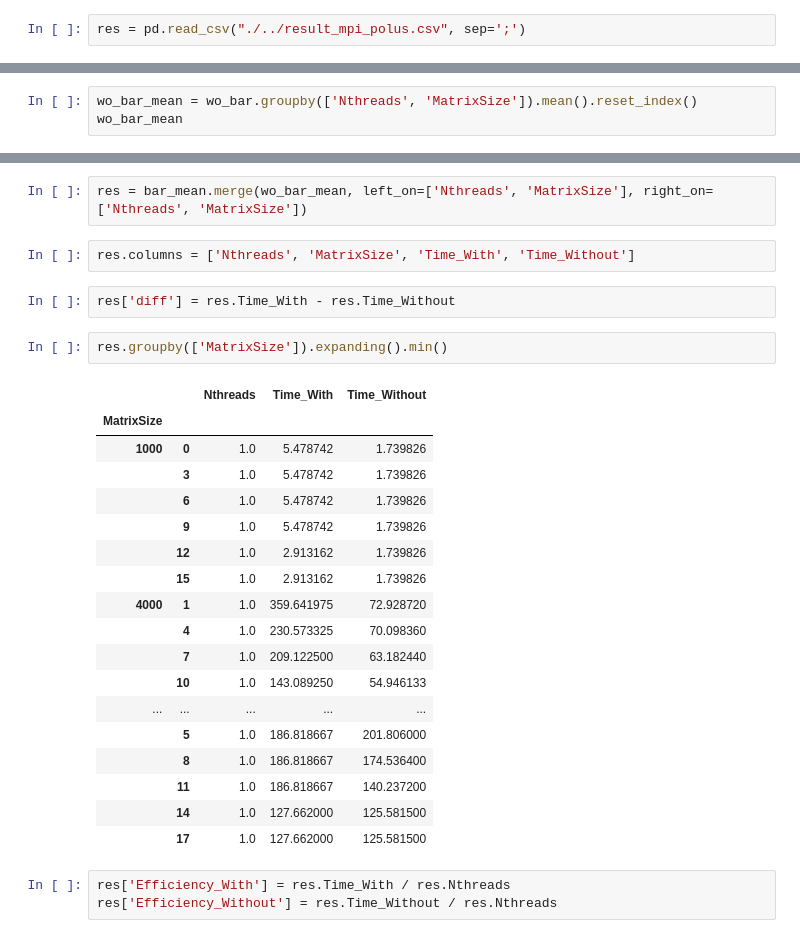
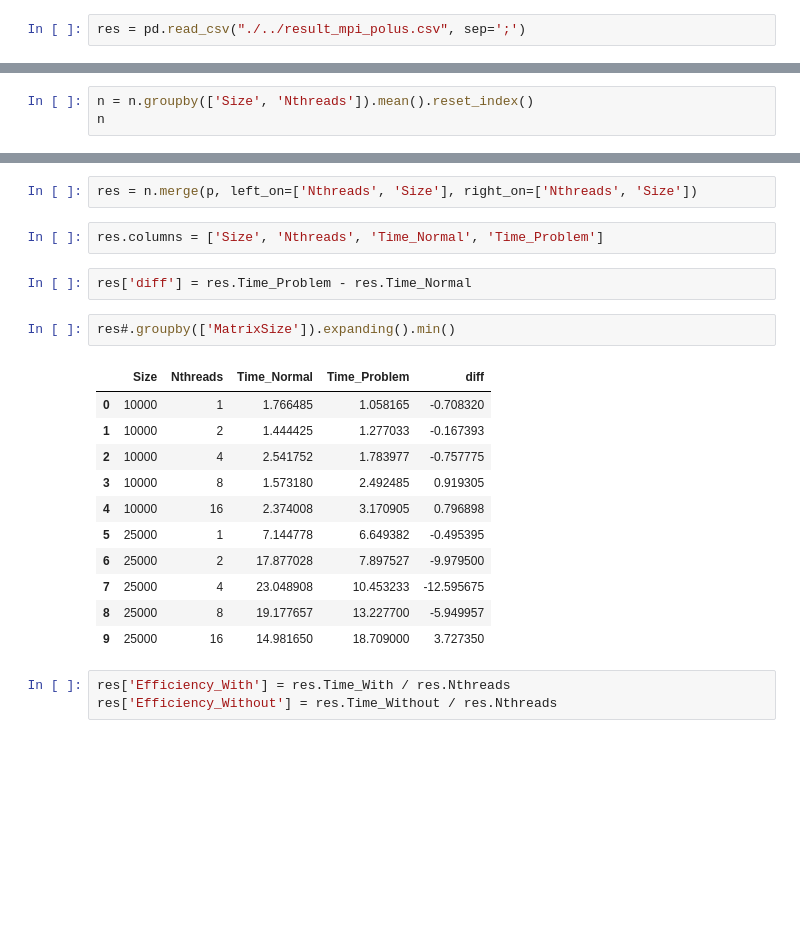
Before and after one commit to Arbuz-Nick/prac, a Jupyter notebook: sem8/mpi/Отчет/analytics.ipynb, the cells around one changed output, grey strips where cells are left out. Cells and saved outputs as stored; diff of their text form; blank space fills up the shorter version.

```diff
--- a/sem8/mpi/Отчет/analytics.ipynb
+++ b/sem8/mpi/Отчет/analytics.ipynb
@@ -48,4 +42,4 @@ res
 # %%
-wo_bar_mean = wo_bar.groupby(['Nthreads', 'MatrixSize']).mean().reset_index()
-wo_bar_mean
+n = n.groupby(['Size', 'Nthreads']).mean().reset_index()
+n
 # %% [output]
@@ -96,30 +83,23 @@ for i, size in enumerate(bar_mean.MatrixSize.unique()):
 # %%
-res = bar_mean.merge(wo_bar_mean, left_on=['Nthreads', 'MatrixSize'], right_on=['Nthreads', 'MatrixSize'])
+res = n.merge(p, left_on=['Nthreads', 'Size'], right_on=['Nthreads', 'Size'])
 # %%
-res.columns = ['Nthreads', 'MatrixSize', 'Time_With', 'Time_Without']
+res.columns = ['Size', 'Nthreads', 'Time_Normal', 'Time_Problem']
 # %%
-res['diff'] = res.Time_With - res.Time_Without
+res['diff'] = res.Time_Problem - res.Time_Normal
 # %%
-res.groupby(['MatrixSize']).expanding().min()
+res#.groupby(['MatrixSize']).expanding().min()
 # %% [output]
-|  |  | Nthreads | Time_With | Time_Without |
-| MatrixSize |  |  |  |  |
-| 1000 | 0 | 1.0 | 5.478742 | 1.739826 |
-|  | 3 | 1.0 | 5.478742 | 1.739826 |
-|  | 6 | 1.0 | 5.478742 | 1.739826 |
-|  | 9 | 1.0 | 5.478742 | 1.739826 |
-|  | 12 | 1.0 | 2.913162 | 1.739826 |
-|  | 15 | 1.0 | 2.913162 | 1.739826 |
-| 4000 | 1 | 1.0 | 359.641975 | 72.928720 |
-|  | 4 | 1.0 | 230.573325 | 70.098360 |
-|  | 7 | 1.0 | 209.122500 | 63.182440 |
-|  | 10 | 1.0 | 143.089250 | 54.946133 |
-| ... | ... | ... | ... | ... |
-|  | 5 | 1.0 | 186.818667 | 201.806000 |
-|  | 8 | 1.0 | 186.818667 | 174.536400 |
-|  | 11 | 1.0 | 186.818667 | 140.237200 |
-|  | 14 | 1.0 | 127.662000 | 125.581500 |
-|  | 17 | 1.0 | 127.662000 | 125.581500 |
+|  | Size | Nthreads | Time_Normal | Time_Problem | diff |
+| 0 | 10000 | 1 | 1.766485 | 1.058165 | -0.708320 |
+| 1 | 10000 | 2 | 1.444425 | 1.277033 | -0.167393 |
+| 2 | 10000 | 4 | 2.541752 | 1.783977 | -0.757775 |
+| 3 | 10000 | 8 | 1.573180 | 2.492485 | 0.919305 |
+| 4 | 10000 | 16 | 2.374008 | 3.170905 | 0.796898 |
+| 5 | 25000 | 1 | 7.144778 | 6.649382 | -0.495395 |
+| 6 | 25000 | 2 | 17.877028 | 7.897527 | -9.979500 |
+| 7 | 25000 | 4 | 23.048908 | 10.453233 | -12.595675 |
+| 8 | 25000 | 8 | 19.177657 | 13.227700 | -5.949957 |
+| 9 | 25000 | 16 | 14.981650 | 18.709000 | 3.727350 |
 # %%
 res['Efficiency_With'] = res.Time_With / res.Nthreads
 res['Efficiency_Without'] = res.Time_Without / res.Nthreads
```
Also changed, not shown: parts of 9 cells of this notebook, 14 other files.
